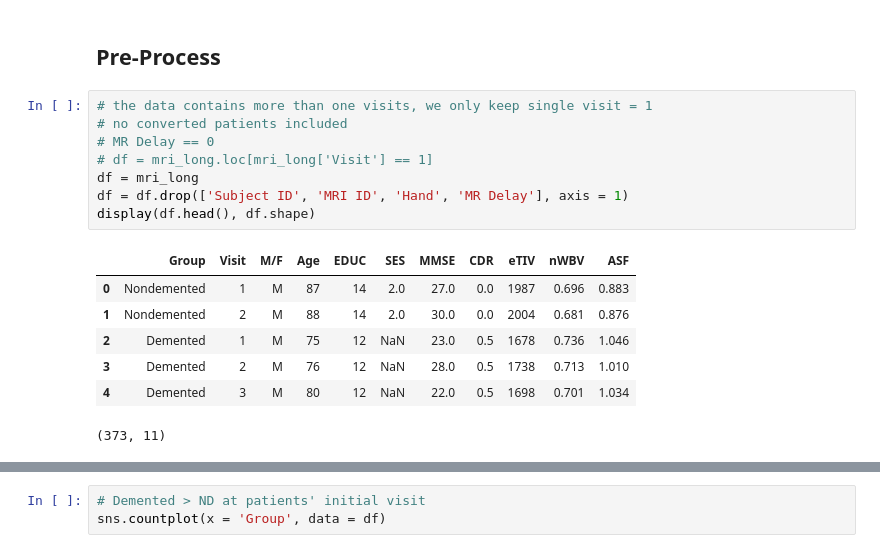
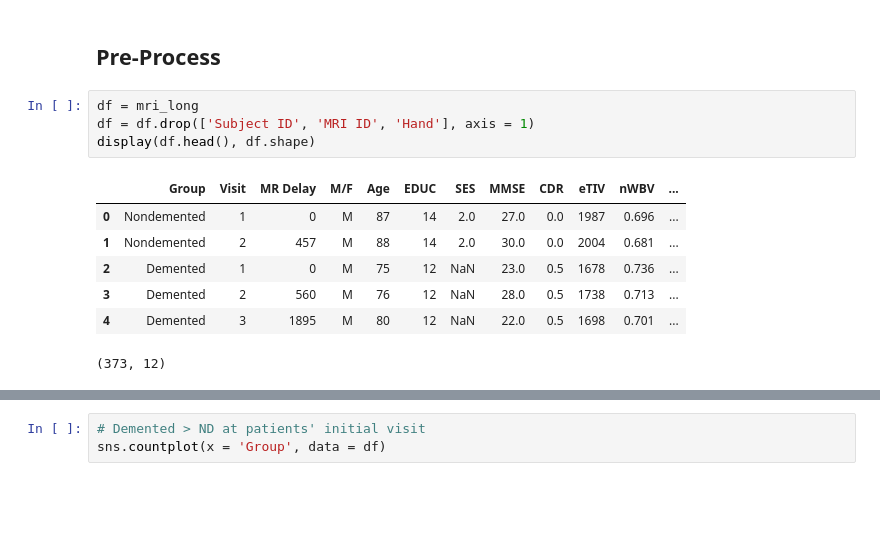
Before and after one commit to HHHuiyu/MRI-and-Alzheimers-BIOF509-FP-, a Jupyter notebook: BIOF509-FP-Huiyu.ipynb, the cells around one changed output, grey strips where cells are left out. Drawn from its saved outputs; the diff is of its cells as text; blank space fills up the shorter version.

```diff
--- a/BIOF509-FP-Huiyu.ipynb
+++ b/BIOF509-FP-Huiyu.ipynb
@@ -78,18 +74,14 @@ dtype: int64
 # %% [markdown]
 ## Pre-Process
 # %%
-# the data contains more than one visits, we only keep single visit = 1
-# no converted patients included
-# MR Delay == 0
-# df = mri_long.loc[mri_long['Visit'] == 1]
 df = mri_long
-df = df.drop(['Subject ID', 'MRI ID', 'Hand', 'MR Delay'], axis = 1)
+df = df.drop(['Subject ID', 'MRI ID', 'Hand'], axis = 1)
 display(df.head(), df.shape)
 # %% [output]
-|  | Group | Visit | M/F | Age | EDUC | SES | MMSE | CDR | eTIV | nWBV | ASF |
-| 0 | Nondemented | 1 | M | 87 | 14 | 2.0 | 27.0 | 0.0 | 1987 | 0.696 | 0.883 |
-| 1 | Nondemented | 2 | M | 88 | 14 | 2.0 | 30.0 | 0.0 | 2004 | 0.681 | 0.876 |
-| 2 | Demented | 1 | M | 75 | 12 | NaN | 23.0 | 0.5 | 1678 | 0.736 | 1.046 |
-| 3 | Demented | 2 | M | 76 | 12 | NaN | 28.0 | 0.5 | 1738 | 0.713 | 1.010 |
-| 4 | Demented | 3 | M | 80 | 12 | NaN | 22.0 | 0.5 | 1698 | 0.701 | 1.034 |
+|  | Group | Visit | MR Delay | M/F | Age | EDUC | SES | MMSE | CDR | eTIV | nWBV | ... |
+| 0 | Nondemented | 1 | 0 | M | 87 | 14 | 2.0 | 27.0 | 0.0 | 1987 | 0.696 | ... |
+| 1 | Nondemented | 2 | 457 | M | 88 | 14 | 2.0 | 30.0 | 0.0 | 2004 | 0.681 | ... |
+| 2 | Demented | 1 | 0 | M | 75 | 12 | NaN | 23.0 | 0.5 | 1678 | 0.736 | ... |
+| 3 | Demented | 2 | 560 | M | 76 | 12 | NaN | 28.0 | 0.5 | 1738 | 0.713 | ... |
+| 4 | Demented | 3 | 1895 | M | 80 | 12 | NaN | 22.0 | 0.5 | 1698 | 0.701 | ... |
-(373, 11)
+(373, 12)
```
Also changed, not shown: parts of 36 cells of this notebook.
